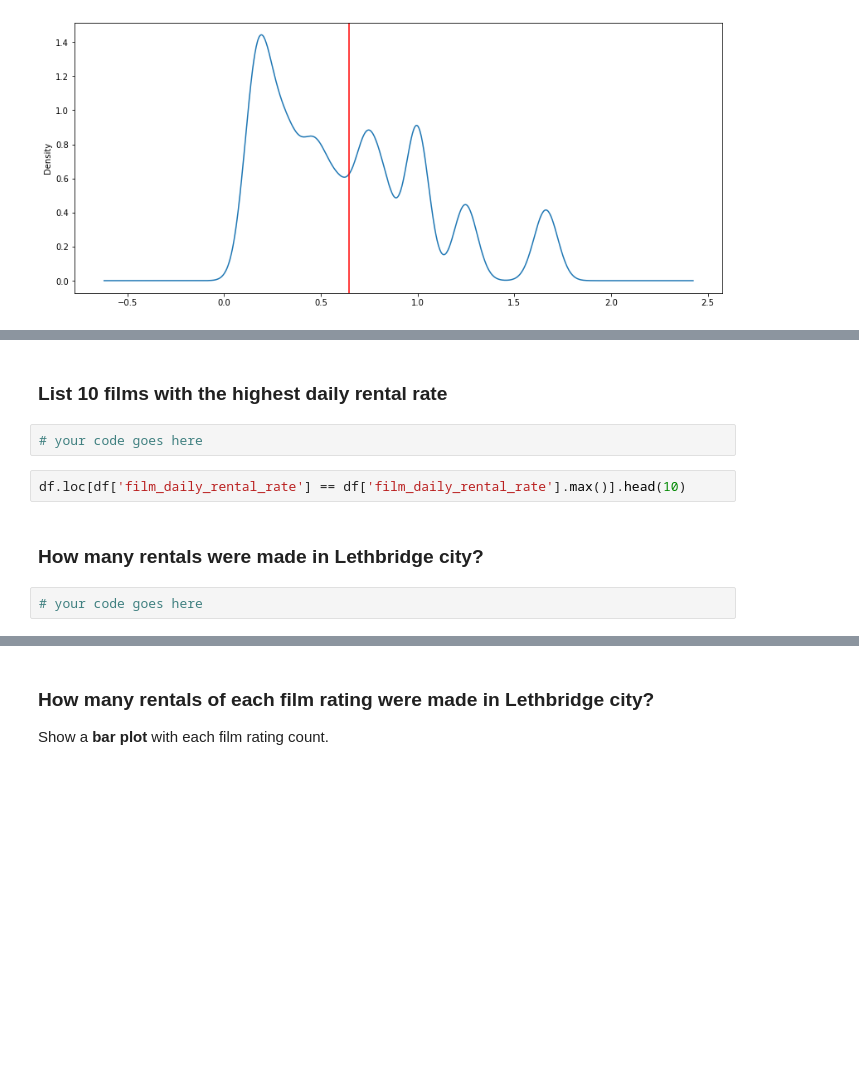
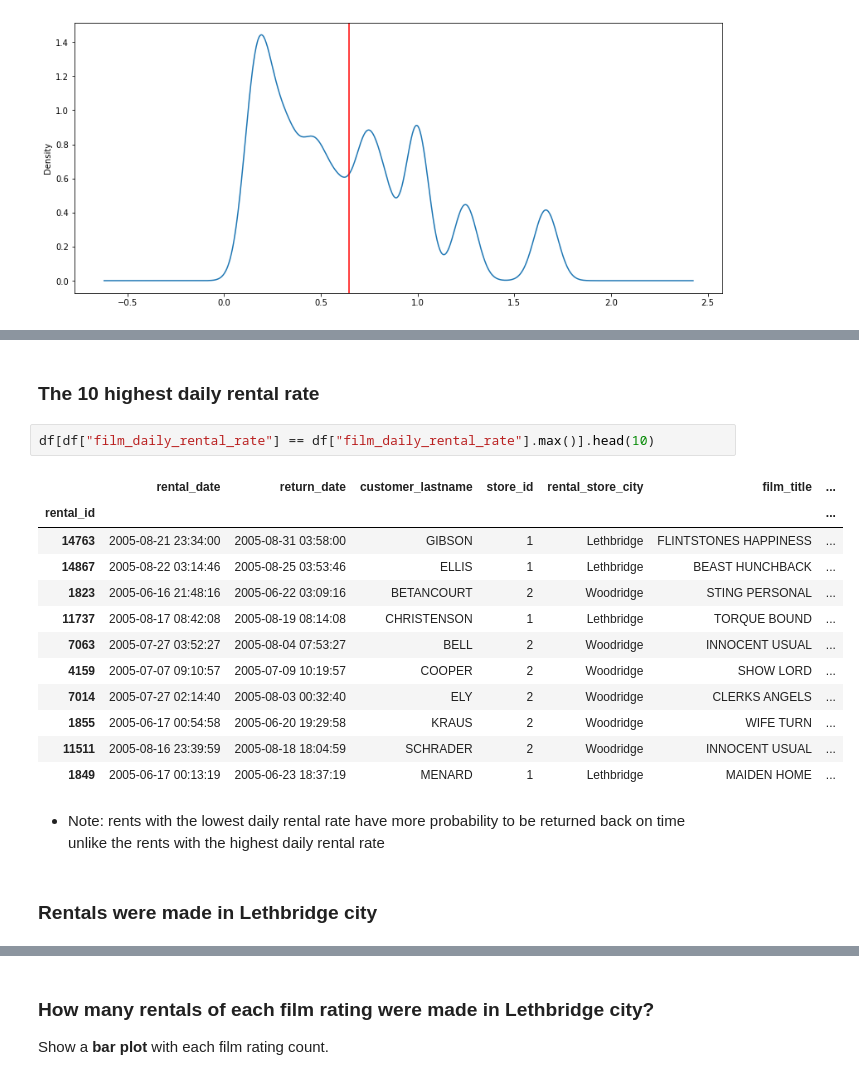
Before and after one commit to arturovictoriar/Data_Science_FCC, a Jupyter notebook: DVD_Store/Handling_dbs.ipynb, the cells around one changed output, grey strips where cells are left out. Cells and saved outputs as stored; diff of their text form; blank space fills up the shorter version.

Commit message:
Analyzing the 10 lowest and highest duration rental rate

```diff
--- a/DVD_Store/Handling_dbs.ipynb
+++ b/DVD_Store/Handling_dbs.ipynb
@@ -202,11 +213,22 @@ df.loc[df['film_daily_rental_rate'] == df['film_daily_rental_rate'].min()].head(
 # %% [markdown]
-### List 10 films with the highest daily rental rate
+### The 10 highest daily rental rate
-# %%
-# your code goes here
 # %%
-df.loc[df['film_daily_rental_rate'] == df['film_daily_rental_rate'].max()].head(10)
+df[df["film_daily_rental_rate"] == df["film_daily_rental_rate"].max()].head(10)
+# %% [output]
+|  | rental_date | return_date | customer_lastname | store_id | rental_store_city | film_title | ... |
+| rental_id |  |  |  |  |  |  | ... |
+| 14763 | 2005-08-21 23:34:00 | 2005-08-31 03:58:00 | GIBSON | 1 | Lethbridge | FLINTSTONES HAPPINESS | ... |
+| 14867 | 2005-08-22 03:14:46 | 2005-08-25 03:53:46 | ELLIS | 1 | Lethbridge | BEAST HUNCHBACK | ... |
+| 1823 | 2005-06-16 21:48:16 | 2005-06-22 03:09:16 | BETANCOURT | 2 | Woodridge | STING PERSONAL | ... |
+| 11737 | 2005-08-17 08:42:08 | 2005-08-19 08:14:08 | CHRISTENSON | 1 | Lethbridge | TORQUE BOUND | ... |
+| 7063 | 2005-07-27 03:52:27 | 2005-08-04 07:53:27 | BELL | 2 | Woodridge | INNOCENT USUAL | ... |
+| 4159 | 2005-07-07 09:10:57 | 2005-07-09 10:19:57 | COOPER | 2 | Woodridge | SHOW LORD | ... |
+| 7014 | 2005-07-27 02:14:40 | 2005-08-03 00:32:40 | ELY | 2 | Woodridge | CLERKS ANGELS | ... |
+| 1855 | 2005-06-17 00:54:58 | 2005-06-20 19:29:58 | KRAUS | 2 | Woodridge | WIFE TURN | ... |
+| 11511 | 2005-08-16 23:39:59 | 2005-08-18 18:04:59 | SCHRADER | 2 | Woodridge | INNOCENT USUAL | ... |
+| 1849 | 2005-06-17 00:13:19 | 2005-06-23 18:37:19 | MENARD | 1 | Lethbridge | MAIDEN HOME | ... |
+# %% [markdown]
+- Note: rents with the lowest daily rental rate have more probability to be returned back on time unlike the rents with the highest daily rental rate
 # %% [markdown]
-### How many rentals were made in Lethbridge city?
+### Rentals were made in Lethbridge city
-# %%
-# your code goes here
 # %%
```
Also changed, not shown: parts of 5 cells of this notebook.
